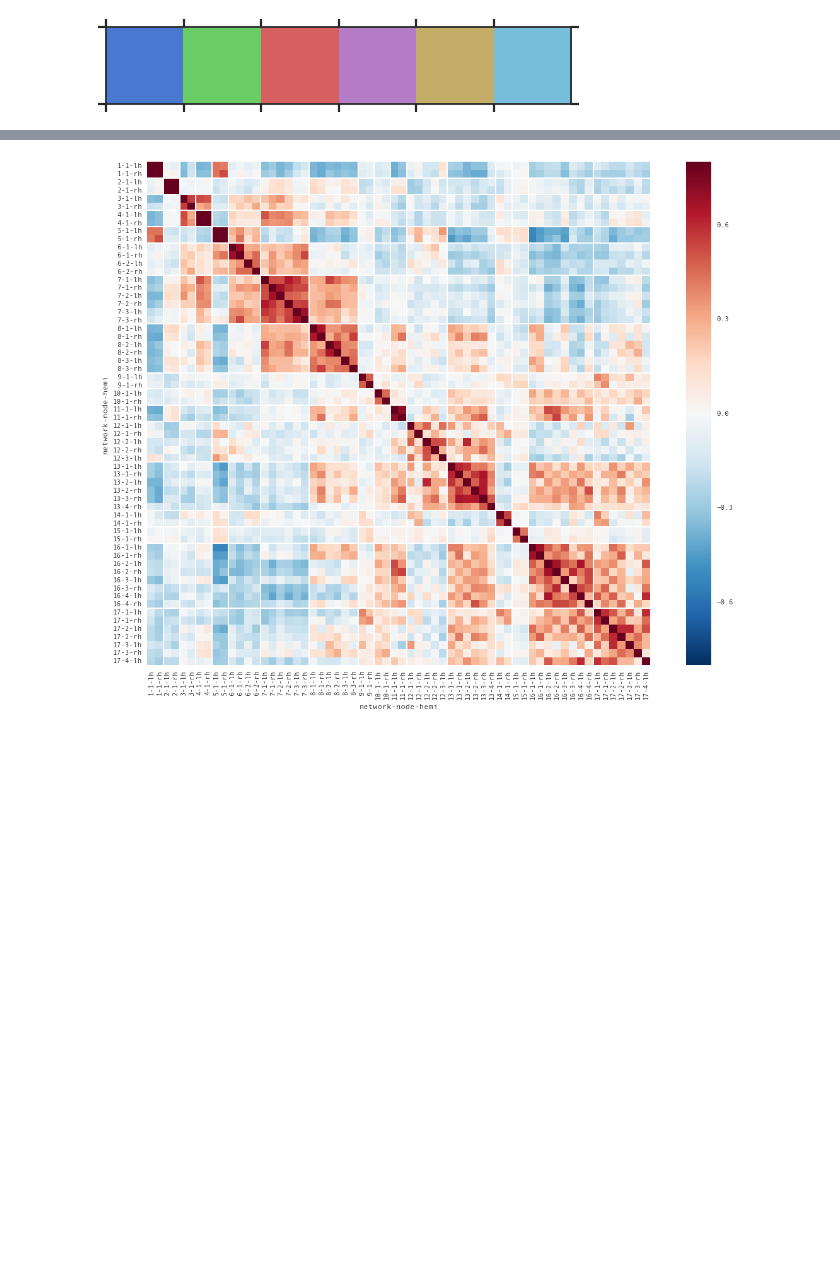
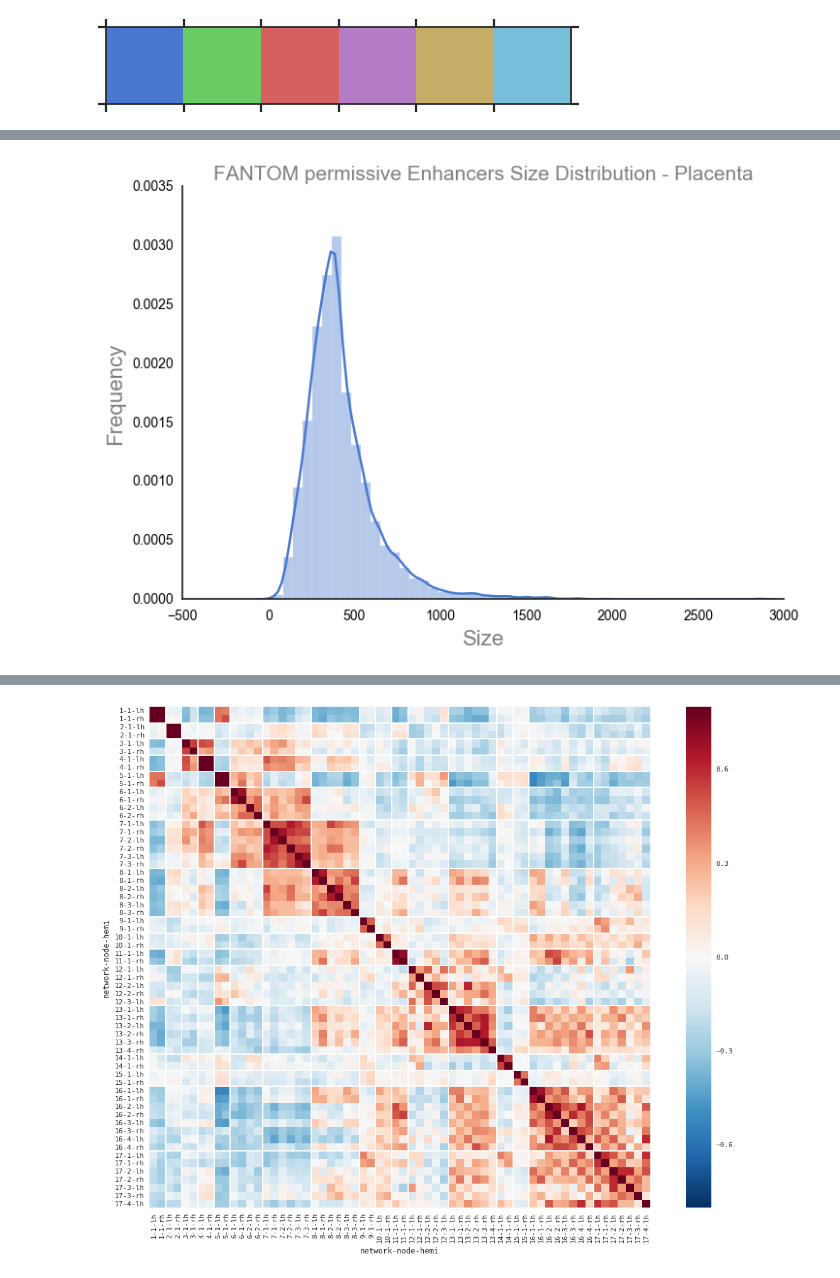
Before and after one commit to mvanzetti/thesis, a Jupyter notebook: notebooks/Descriptive Statistics.ipynb, the cells around one changed output, grey strips where cells are left out. Saved outputs shown, nothing was run; the diff lists cells and outputs as text; code cells hidden in the pictures; blank space fills up the shorter version.

```diff
--- a/notebooks/Descriptive Statistics.ipynb
+++ b/notebooks/Descriptive Statistics.ipynb
@@ -193,0 +228,24 @@ sns.despine(offset=0,trim=True)
+# %%
+import numpy as np
+import seaborn as sns
+import matplotlib.pyplot as plt
+
+sns.set(style="white", palette="muted", color_codes=True)
+sns.despine(left=True)
+
+d = encode_fantom_df.query('biosample_term_name == "placenta" & FA_size > 0')[['FA_size']]
+#d = df_encode_only.query('size > 0')[['size']]
+
+# Plot a simple histogram with binsize determined automatically
+g = sns.distplot(d, kde=True, color="b")
+g.axes.set_title('FANTOM permissive Enhancers Size Distribution - Placenta', fontsize=15,color="black",alpha=0.5)
+# Set the xlabel of the graph from here
+g.set_xlabel("Size",size = 16,color="black",alpha=0.5)
+# Set the ylabel of the graph from here
+g.set_ylabel("Frequency",size = 16,color="black",alpha=0.5)
+# Set the ticklabel size and color of the graph from here
+g.tick_params(labelsize=10,labelcolor="black")
+#ax.set_xscale("log")
+sns.despine(offset=0,trim=True)
+# %% [output]
+[figure, added]
```
Also changed, not shown: parts of 18 cells of this notebook.
